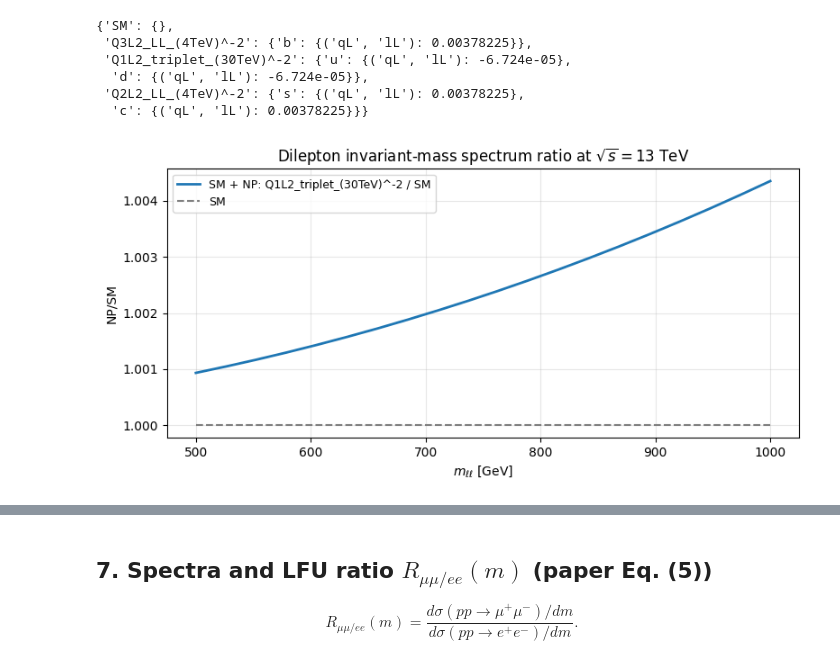
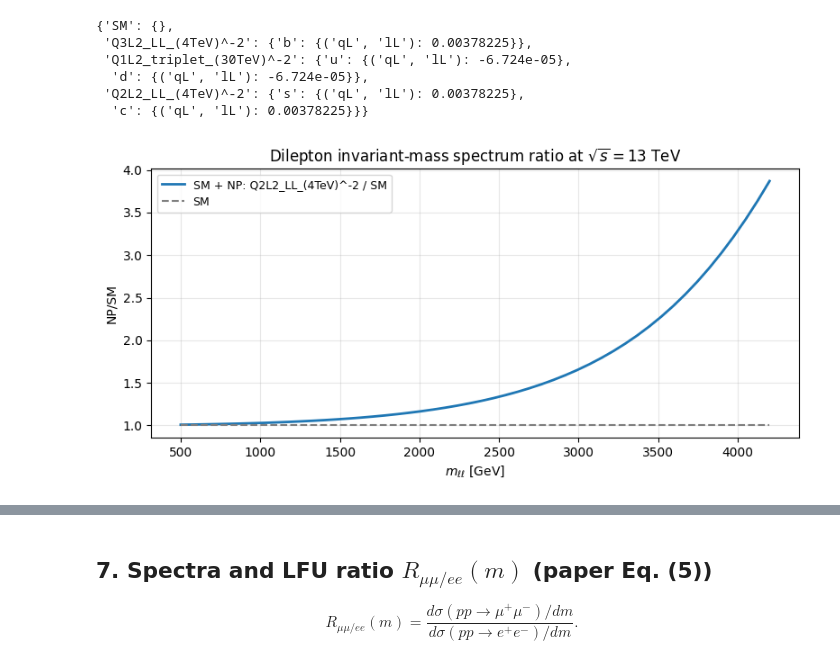
Before and after one commit to manuel-morales-a/flavourful_DY_PDF_SMEFT, a Jupyter notebook: dy_SM_NP.ipynb, the cells around one changed output, grey strips where cells are left out. Saved outputs shown, nothing was run; the diff lists cells and outputs as text; code cells hidden in the pictures.

```diff
--- a/dy_SM_NP.ipynb
+++ b/dy_SM_NP.ipynb
@@ -103,7 +103,8 @@ def F_form_factor(s, Qq, Ql, gZq, gZl, eps=0.0):
     Factorised form factor F_{qℓ}(s) in the paper's parametrisation.
     """
     photon = e2 * Qq * Ql / s
-    zprop = (gZq * gZl) / (s - mZ**2 + 1j*mZ*GammaZ)
+    #zprop = (gZq * gZl) / (s - mZ**2 + 1j*mZ*GammaZ)
+    zprop = (gZq * gZl) / (s - mZ**2)
     contact = eps / v**2
     return photon + zprop + contact
 # %%
@@ -140,6 +141,16 @@ $$
 $$
 We treat the unpolarised partonic cross section with the chiral sum.
 # %%
+# Translate Lambda to epsilon
+def eps_from_Lambda(Lambda_TeV, sign=+1.0):
+    """
+    Convert a scale Lambda in TeV to a dimensionless epsilon parameter.
+    """
+    Lam = Lambda_TeV*1e3  # GeV
+    return sign * (v**2)/(Lam**2)
+
+# Example usage
+eps_from_Lambda(30.0, sign=+1.0)
 # %% [output]
 6.724e-05
 # %%
@@ -161,13 +172,15 @@ def make_sigmahat(Qq, gZqL, gZqR, Ql=Q_e, gZlL=gZlL, gZlR=gZlR):
         F_qR_lL = F_form_factor(s, Qq, Ql, gZqR, gZlL, eps_dict.get(("qR","lL"), 0.0))
         F_qR_lR = F_form_factor(s, Qq, Ql, gZqR, gZlR, eps_dict.get(("qR","lR"), 0.0))
 
-
-        chiral_sum = (abs(F_qL_lL)**2 + abs(F_qL_lR)**2 +
-                      abs(F_qR_lL)**2 + abs(F_qR_lR)**2)
+        # Turn off width, so form factor is real
+        #chiral_sum = (abs(F_qL_lL)**2 + abs(F_qL_lR)**2 +
+                      #abs(F_qR_lL)**2 + abs(F_qR_lR)**2)
+        chiral_sum = (F_qL_lL**2 + F_qL_lR**2 +
+                      F_qR_lL**2 + F_qR_lR**2)
 
         # print individual chiralities to check
-        print("Chiralities:")
-        print("|F_qL_lL|^2:", abs(F_qL_lL)**2)
+        #print("Chiralities:")
+        #print("|F_qL_lL|^2:", abs(F_qL_lL)**2)
         #print("|F_qL_lR|^2:", abs(F_qL_lR)**2)
         #print("|F_qR_lL|^2:", abs(F_qR_lL)**2)
         #print("|F_qR_lR|^2:", abs(F_qR_lR)**2)
@@ -367,11 +348,12 @@ benchmarks
 # ---------------------------------
 # Choose benchmark and mass grid
 # ---------------------------------
-bench_name = "Q1L2_triplet_(30TeV)^-2"   # change as needed
+#bench_name = "Q1L2_triplet_(30TeV)^-2"   # change as needed
+bench_name = "Q2L2_LL_(4TeV)^-2"   # change as needed
 eps_np = benchmarks[bench_name]
 eps_sm = benchmarks["SM"]
 
-m_grid = np.linspace(500.0, 1000.0, 20)  # GeV
+m_grid = np.linspace(500.0, 4200.0, 50)  # GeV
 
 # ---------------------------------
 # Compute spectra
@@ -382,34 +364,34 @@ ds_dm_np = np.array([dsigma_dm(m, eps_np) for m in m_grid])
 ## ---------------------------------
 ## Plot dσ/dm
 ## ---------------------------------
 #fig, ax = plt.subplots(figsize=(8,4))
 #ax.plot(m_grid, ds_dm_sm, label="SM", linewidth=2)
 #ax.plot(m_grid, ds_dm_np, label=f"SM + NP: {bench_name}", linewidth=2)
 
 #ax.set_yscale("log")
 #ax.set_xlabel(r"$m_{\ell\ell}$ [GeV]")
 #ax.set_ylabel(r"$d\sigma/dm_{\ell\ell}$ [pb/GeV]")
 #ax.set_title(r"Dilepton invariant-mass spectrum at $\sqrt{s}=13$ TeV")
 #ax.grid(True, alpha=0.3)
 #ax.legend(fontsize=9)
 #fig.tight_layout()
 #plt.show()
 
 # Now, also plot ratio
 fig, ax = plt.subplots(figsize=(8,4))
 ax.plot(m_grid, ds_dm_np/ds_dm_sm, label=f"SM + NP: {bench_name} / SM", linewidth=2)
 ax.hlines(1.0, m_grid[0], m_grid[-1], colors='gray', linestyles='dashed', label="SM")
 
 ax.set_yscale("linear")
 ax.set_xlabel(r"$m_{\ell\ell}$ [GeV]")
 #ax.set_ylabel(r"$\frac{d\sigma/dm_{\ell\ell}}{d\sigma/dm_{\ell\ell}^{\text{SM}}}$")
 ax.set_ylabel(r"NP/SM")
 ax.set_title(r"Dilepton invariant-mass spectrum ratio at $\sqrt{s}=13$ TeV")
 ax.grid(True, alpha=0.3)
 ax.legend(fontsize=9)
 fig.tight_layout()
 # %% [output]
-[figure, old version]
+[figure, new version]
 # %%
 # Integrate the SM cross section
 def integrate_sm_cross_section(eps_sm, m_min, m_max):
```
Also changed, not shown: parts of 4 cells of this notebook.
